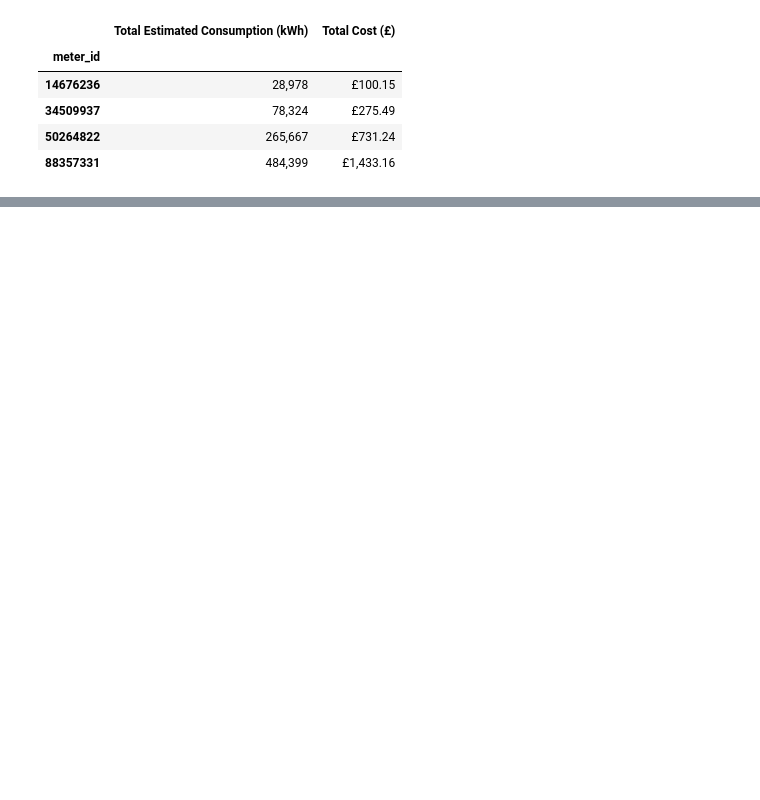
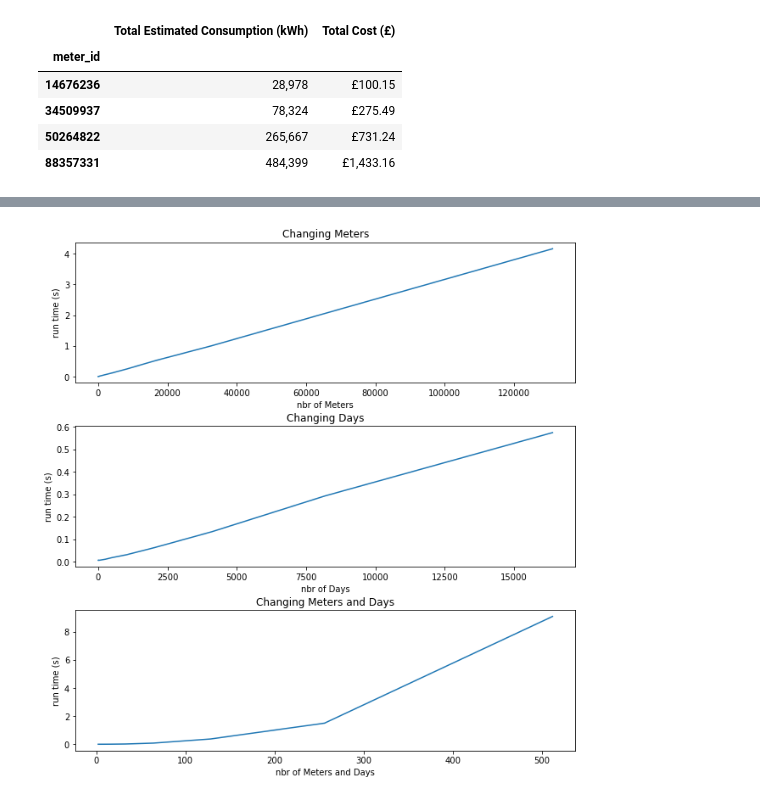
Before and after one commit to llaubal/gorilla_test, a Jupyter notebook: gorilla.ipynb, the cells around one changed output, grey strips where cells are left out. Drawn from its saved outputs; the diff is of its cells as text; code cells hidden in the pictures; blank space fills up the shorter version.

```diff
--- a/gorilla.ipynb
+++ b/gorilla.ipynb
@@ -271,0 +203,62 @@ Kernels ━━━━━━━━━━━━━━━━━━━━╺━━━
+# %%
+import timeit
+import pandas as pd
+import matplotlib.pyplot as plt
+#Function to benchmark the transportRdnTable2 function and display the result graphically
+
+
+#Load excel file and prepare arrays of results
+test_data = pd.ExcelFile('/home/lhowk/Downloads/gorilla_test_data.xlsx')
+rate_table=test_data.parse('rate_table')
+
+execTimeValueVarMeters=[]
+execTimeValueVarDays=[]
+execTimeValueVarDaysAndMeters=[]
+
+
+
+#start runing transportRdnTable2 for 1 day and a growing numbers of Meters, stores the compute time in an array
+for i in [2 ** k for k in range(1,18)]:
+    listMeterTest=randomGenerator(i)
+    forecastTest=random_timeseries(listMeterTest,'2020:04:1',1)
+
+    execTimeValueVarMeters.append(timeit.timeit(lambda : transportRdnTable2(listMeterTest, forecastTest, rate_table), number=1))
+
+
+
+#start runing transportRdnTable2 for 1 meter and a growing numbers of days, stores the compute time in an array
+for i in [2 ** k for k in range(1,15)]:
+    listMeterTest=randomGenerator(1)
+    forecastTest=random_timeseries(listMeterTest,'2020:04:1',i)
+
+    execTimeValueVarDays.append(timeit.timeit(lambda : transportRdnTable2(listMeterTest, forecastTest, rate_table), number=1))
+
+
+
+#start runing transportRdnTable2 for a growing numbers of Meters and days, stores the compute time in an array
+for i in [2 ** k for k in range(1,10)]:
+    listMeterTest=randomGenerator(i)
+    forecastTest=random_timeseries(listMeterTest,'2020:04:1',i)
+
+    execTimeValueVarDaysAndMeters.append(timeit.timeit(lambda : transportRdnTable2(listMeterTest, forecastTest, rate_table), number=1))
+
+
+fig, ax = plt.subplots(3,1, figsize=(10, 10))
+fig.tight_layout(pad=5, w_pad=5, h_pad=3)
+
+# set data with subplots and plot
+ax[0].plot([2 ** k for k in range(1,len(execTimeValueVarMeters)+1)],execTimeValueVarMeters, label="Meters")
+ax[0].title.set_text('Changing Meters')
+ax[0].set(xlabel='nbr of Meters', ylabel='run time (s)')
+
+ax[1].plot([2 ** k for k in range(1,len(execTimeValueVarDays)+1)],execTimeValueVarDays, label="Days")
+ax[1].title.set_text('Changing Days')
+ax[1].set(xlabel='nbr of Days', ylabel='run time (s)')
+
+ax[2].plot([2 ** k for k in range(1,len(execTimeValueVarDaysAndMeters)+1)],execTimeValueVarDaysAndMeters, label="Days*Meters")
+ax[2].title.set_text('Changing Meters and Days')
+ax[2].set(xlabel='nbr of Meters and Days', ylabel='run time (s)')
+
+plt.show()
+# %% [output]
+[figure, added]
```
Also changed, not shown: parts of 9 cells of this notebook.
